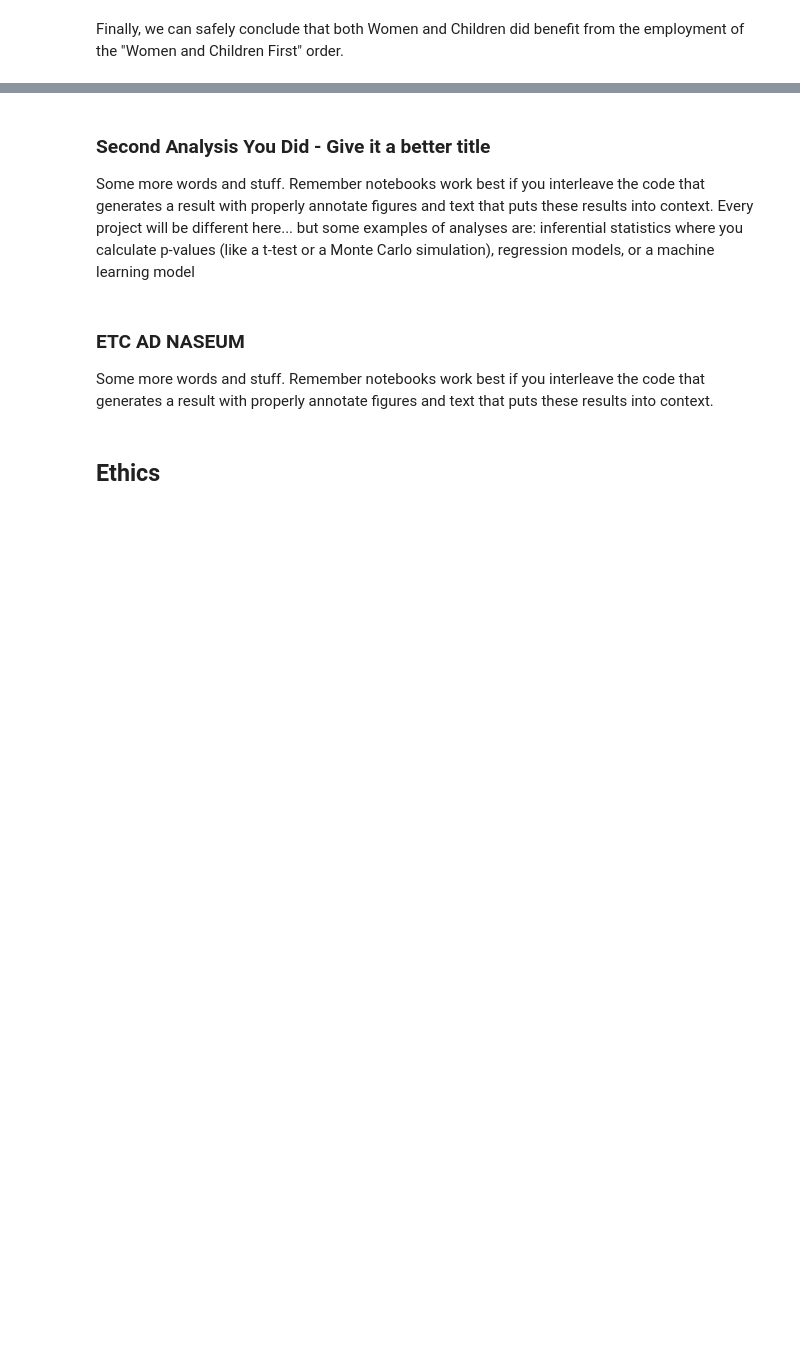
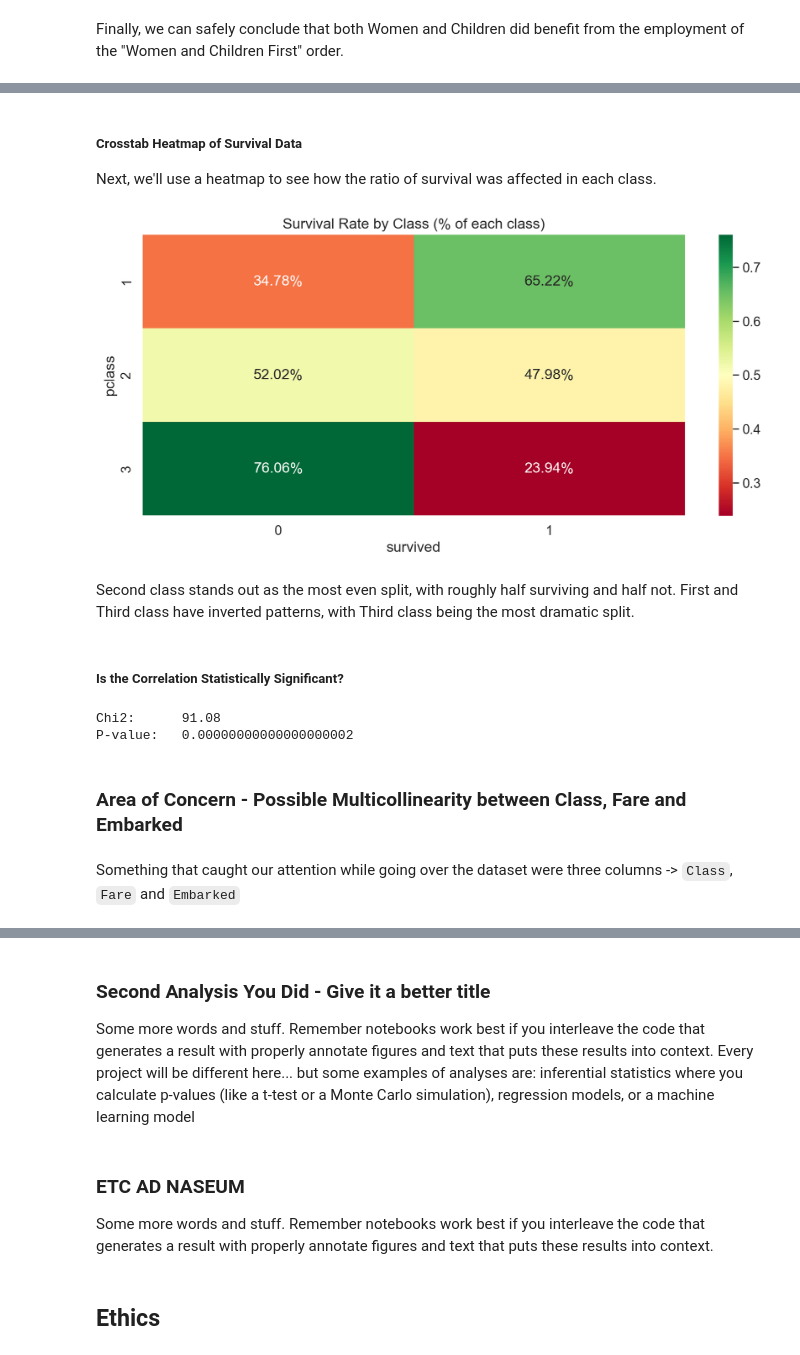
Before and after one commit to COGS108/Group036_WI26, a Jupyter notebook: 03-FinalProject.ipynb, the cells around one changed output, grey strips where cells are left out. Cells and saved outputs as stored; diff of their text form; code cells hidden in the pictures; blank space fills up the shorter version.

````diff
--- a/03-FinalProject.ipynb
+++ b/03-FinalProject.ipynb
@@ -422,0 +467,31 @@ Finally, we can safely conclude that both Women and Children did benefit from th
+# %% [markdown]
+##### Crosstab Heatmap of Survival Data
+
+Next, we'll use a heatmap to see how the ratio of survival was affected in each class.
+# %%
+ct = pd.crosstab(titanic['pclass'], titanic['survived'], normalize='index')
+sns.heatmap(ct, annot=True, fmt='.2%', cmap='RdYlGn')
+plt.title('Survival Rate by Class (% of each class)')
+plt.show()
+# %% [output]
+[figure, added]
+# %% [markdown]
+Second class stands out as the most even split, with roughly half surviving and half not. First and Third class have inverted patterns, with Third class being the most dramatic split.
+# %% [markdown]
+##### Is the Correlation Statistically Significant?
+# %%
+ct_raw = pd.crosstab(titanic['pclass'], titanic['survived'])
+chi2, p, dof, expected = stats.chi2_contingency(ct_raw)
+
+n = ct_raw.sum().sum()
+cramers_v = np.sqrt(chi2 / (n * (min(ct_raw.shape) - 1)))
+
+print(f"Chi2:      {chi2:.2f}")
+print(f"P-value:   {p:.20f}")
+# %% [output]
+Chi2:      91.08
+P-value:   0.00000000000000000002
+# %% [markdown]
+### Area of Concern - Possible Multicollinearity between Class, Fare and Embarked
+# %% [markdown]
+Something that caught our attention while going over the dataset were three columns -> ```Class```, ```Fare``` and ```Embarked```
````
Also changed, not shown: parts of 29 cells of this notebook, 1 other file.
